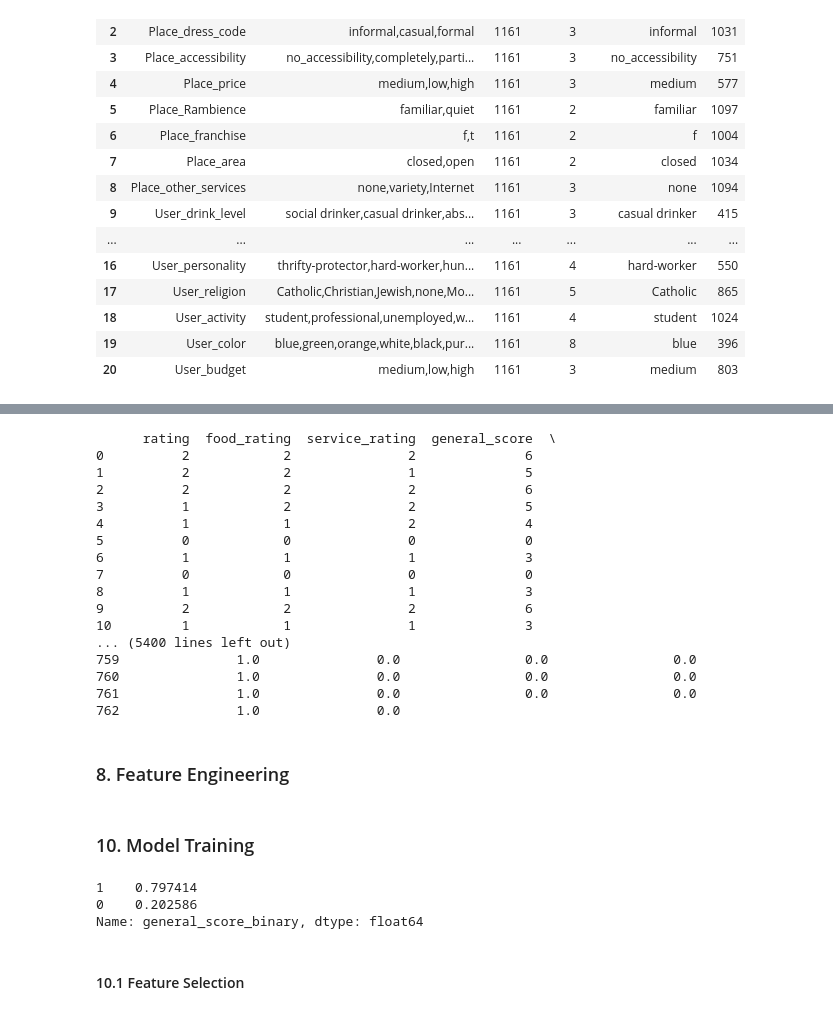
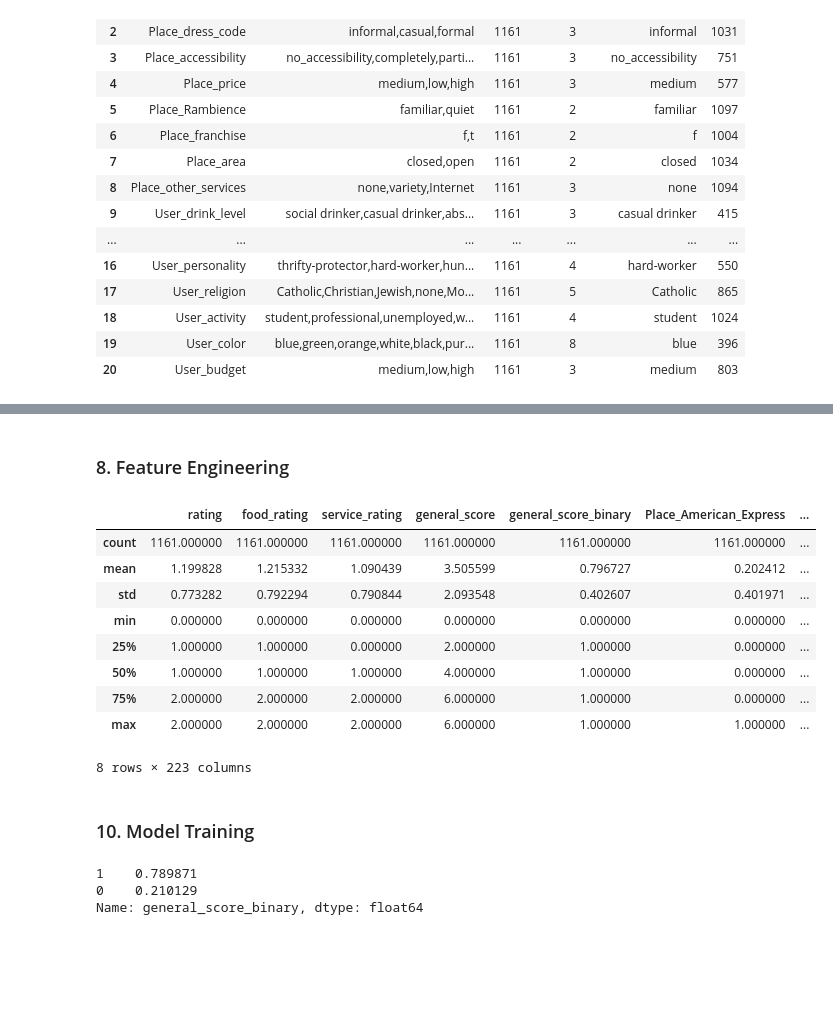
Before and after one commit to asanka-fonseka/customer_rating_analysis, a Jupyter notebook: code/rating_analysis.ipynb, the cells around one changed output, grey strips where cells are left out. Saved outputs shown, nothing was run; the diff lists cells and outputs as text; code cells hidden in the pictures; blank space fills up the shorter version.

```diff
--- a/code/rating_analysis.ipynb
+++ b/code/rating_analysis.ipynb
@@ -361,27 +342,8 @@ col_ordinal = ['Place_Rambience','Place_franchise','Place_area']
 ordinal_encoder = OrdinalEncoder(categories=[['familiar','quiet'],['f','t'],['closed','open']])
 ordinal_df = ordinal_encoder.fit_transform(df_clean.loc[:,col_ordinal])
 df_clean[col_ordinal] = pd.DataFrame(ordinal_df)
-df_clean
-# %% [output]
-      rating  food_rating  service_rating  general_score  \
-0          2            2               2              6
-1          2            2               1              5
-2          2            2               2              6
-3          1            2               2              5
-4          1            1               2              4
-5          0            0               0              0
-6          1            1               1              3
-7          0            0               0              0
-8          1            1               1              3
-9          2            2               2              6
-10         1            1               1              3
-... (5400 lines left out)
-759               1.0               0.0                0.0                0.0
-760               1.0               0.0                0.0                0.0
-761               1.0               0.0                0.0                0.0
-762               1.0               0.0
-# %% [markdown]
-### 8. Feature Engineering
+# %% [markdown]
+### 8. Feature Engineering
 # %%
 #derived fields
 df_clean['User_Age'] = 2022 - df_clean['User_birth_year']
@@ -390,11 +352,20 @@ df_clean['User_Healthy'] = np.where((df_clean['User_BMI']>=18) & (df_clean['User
 df_clean['User_Above35'] = np.where((df_clean['User_Age']>=35) , 1, 0)
 df_clean = df_clean.drop(['User_birth_year','User_BMI','User_Age','User_height','User_weight'], axis=1)
 # %%
-# # remove columns with no variance
-# pd.set_option('display.max_columns', None)
-# df_clean = df_clean.loc[:, df_clean.apply(pd.Series.nunique) != 1]
-# df_clean.describe()
-# pd.reset_option('^display.', silent=True)
+# remove columns with no variance
+df_clean = df_clean.loc[:, df_clean.apply(pd.Series.nunique) != 1]
+df_clean.describe()
+# %% [output]
+|  | rating | food_rating | service_rating | general_score | general_score_binary | Place_American_Express | ... |
+| count | 1161.000000 | 1161.000000 | 1161.000000 | 1161.000000 | 1161.000000 | 1161.000000 | ... |
+| mean | 1.199828 | 1.215332 | 1.090439 | 3.505599 | 0.796727 | 0.202412 | ... |
+| std | 0.773282 | 0.792294 | 0.790844 | 2.093548 | 0.402607 | 0.401971 | ... |
+| min | 0.000000 | 0.000000 | 0.000000 | 0.000000 | 0.000000 | 0.000000 | ... |
+| 25% | 1.000000 | 1.000000 | 0.000000 | 2.000000 | 1.000000 | 0.000000 | ... |
+| 50% | 1.000000 | 1.000000 | 1.000000 | 4.000000 | 1.000000 | 0.000000 | ... |
+| 75% | 2.000000 | 2.000000 | 2.000000 | 6.000000 | 1.000000 | 0.000000 | ... |
+| max | 2.000000 | 2.000000 | 2.000000 | 6.000000 | 1.000000 | 1.000000 | ... |
+8 rows × 223 columns
 # %%
 X = df_clean.iloc[:,5:]
 y = df_clean['general_score_binary']
@@ -425,14 +396,12 @@ interaction_features = [
                          'User_hijos_independent User_religion_none']
 
 X  = X[list(original_features)+interaction_features]
-# %% [markdown]
-### 10. Model Training
+# %% [markdown]
+### 10. Model Training
 # %%
 X_train, X_valid, y_train, y_valid = train_test_split(X, y, test_size=0.2,shuffle=True)
 y_train.value_counts(normalize=True)
 # %% [output]
-1    0.797414
-0    0.202586
+1    0.789871
+0    0.210129
 Name: general_score_binary, dtype: float64
-# %% [markdown]
-#### 10.1 Feature Selection
```
Also changed, not shown: parts of 30 cells of this notebook.
